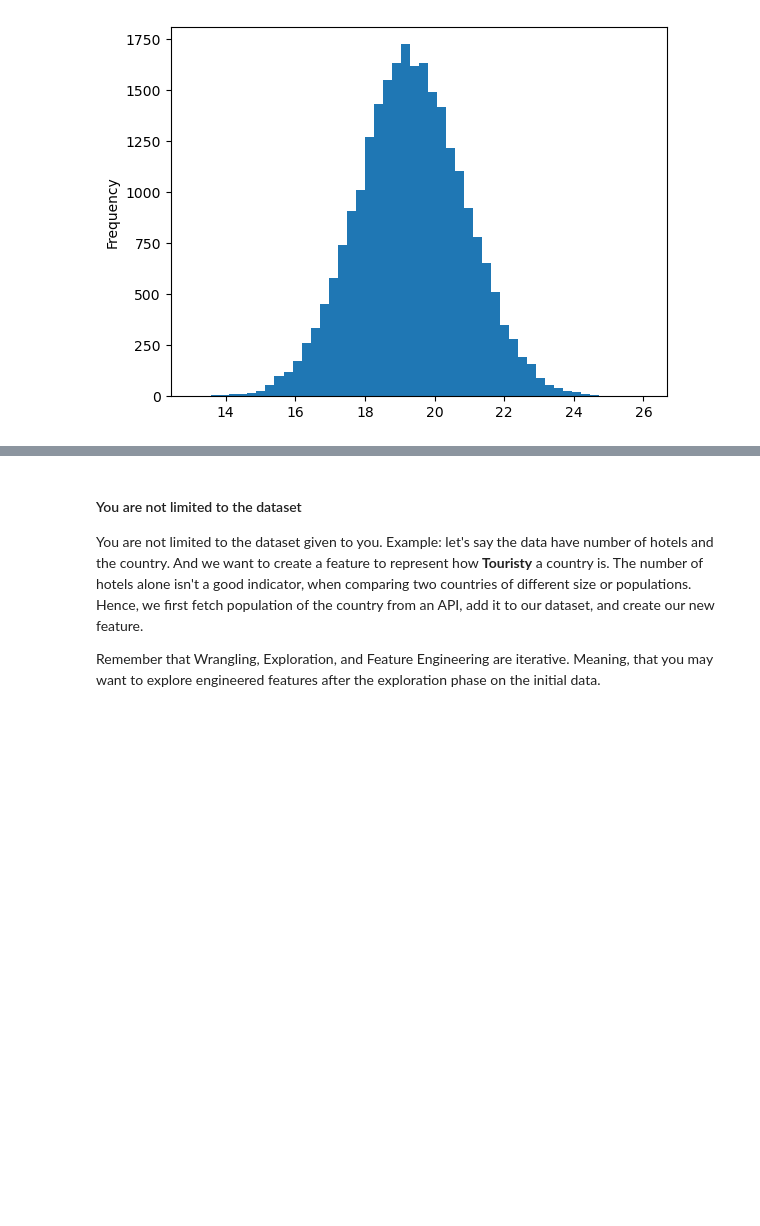
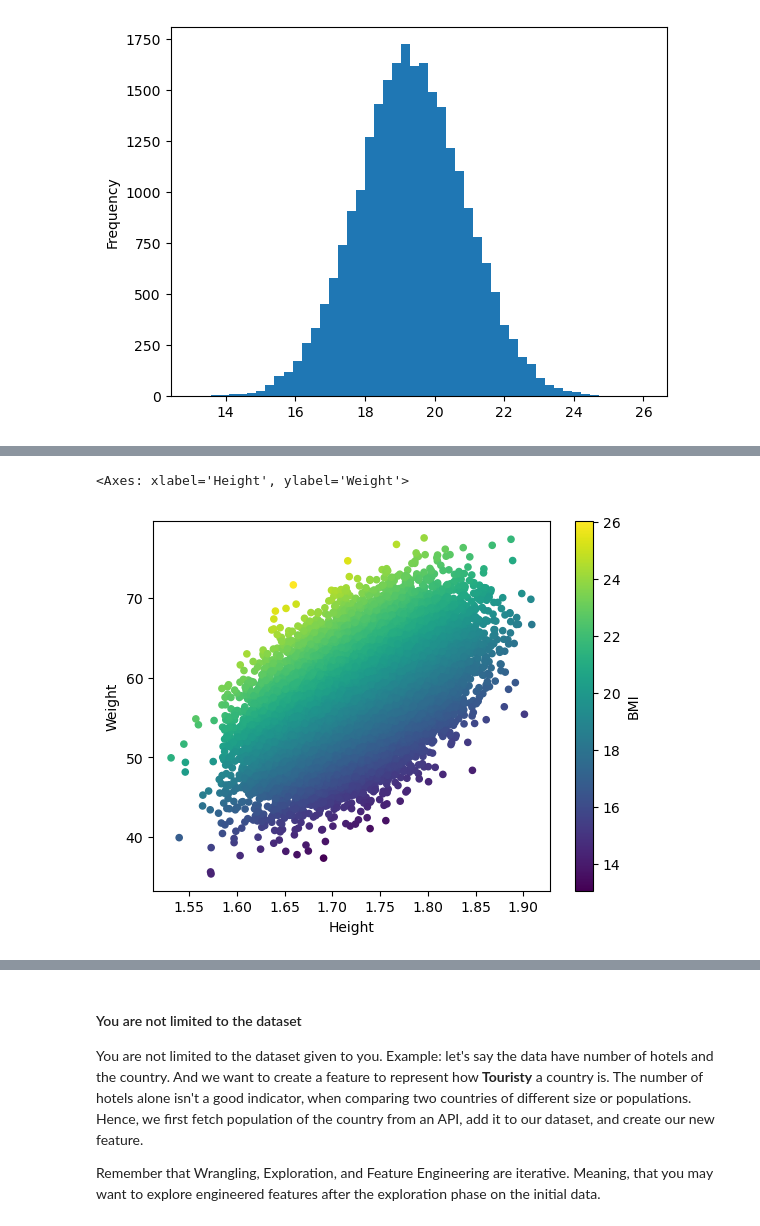
Before and after one commit to HassanAlgoz/data-analytics, a Jupyter notebook: techniques/feature_engineering.ipynb, the cells around one changed output, grey strips where cells are left out. Drawn from its saved outputs; the diff is of its cells as text; code cells hidden in the pictures; blank space fills up the shorter version.

```diff
--- a/techniques/feature_engineering.ipynb
+++ b/techniques/feature_engineering.ipynb
@@ -103,0 +104,5 @@ humans['Fitness'].value_counts().plot(kind='bar')
+# %%
+humans.plot.scatter(x='Height', y='Weight', c='BMI', colormap='viridis')
+# %% [output]
+<Axes: xlabel='Height', ylabel='Weight'>
+[figure, added]
```
Also changed, not shown: parts of 3 cells of this notebook.
